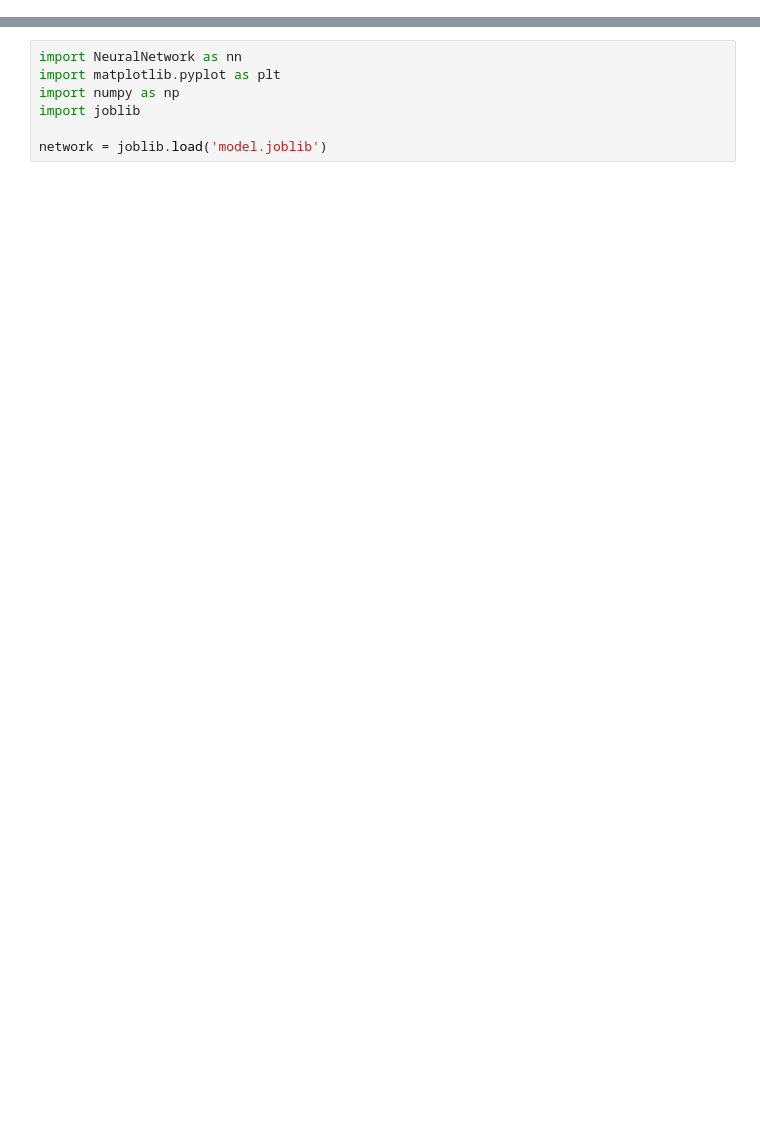
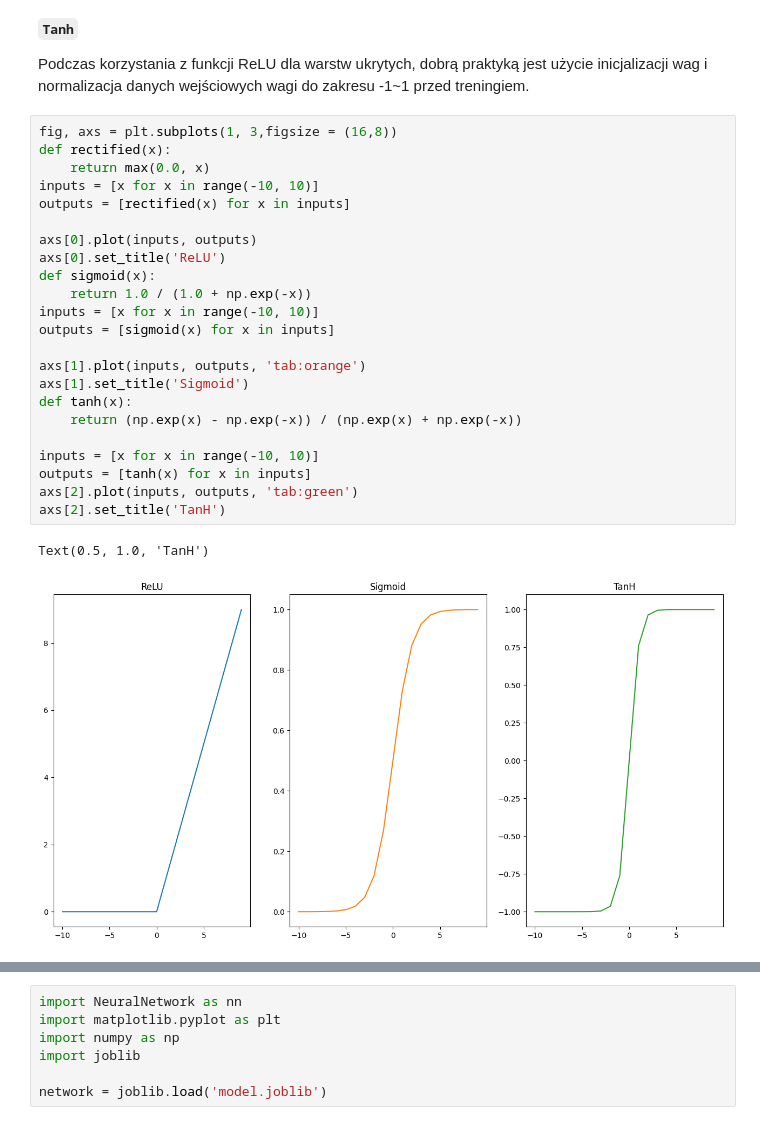
Before and after one commit to AdamKubiak/Neural_Network_Implementation, a Jupyter notebook: Doodle_Recognition/Doodles_Recognition.ipynb, the cells around one changed output, grey strips where cells are left out. Drawn from its saved outputs; the diff is of its cells as text; blank space fills up the shorter version.

```diff
--- a/Doodle_Recognition/Doodles_Recognition.ipynb
+++ b/Doodle_Recognition/Doodles_Recognition.ipynb
@@ -165,0 +142,30 @@ y_valid = np.load('Dane\\y_valid.npy')
+# %% [markdown]
+**`Tanh`**
+
+Podczas korzystania z funkcji ReLU dla warstw ukrytych, dobrą praktyką jest użycie inicjalizacji wag i normalizacja danych wejściowych wagi do zakresu -1~1 przed treningiem.
+# %%
+fig, axs = plt.subplots(1, 3,figsize = (16,8))
+def rectified(x):
+	return max(0.0, x)
+inputs = [x for x in range(-10, 10)]
+outputs = [rectified(x) for x in inputs]
+
+axs[0].plot(inputs, outputs)
+axs[0].set_title('ReLU')
+def sigmoid(x):
+	return 1.0 / (1.0 + np.exp(-x))
+inputs = [x for x in range(-10, 10)]
+outputs = [sigmoid(x) for x in inputs]
+
+axs[1].plot(inputs, outputs, 'tab:orange')
+axs[1].set_title('Sigmoid')
+def tanh(x):
+	return (np.exp(x) - np.exp(-x)) / (np.exp(x) + np.exp(-x))
+
+inputs = [x for x in range(-10, 10)]
+outputs = [tanh(x) for x in inputs]
+axs[2].plot(inputs, outputs, 'tab:green')
+axs[2].set_title('TanH')
+# %% [output]
+Text(0.5, 1.0, 'TanH')
+[figure, added]
```
Also changed, not shown: parts of 30 cells of this notebook, 1 other file.
